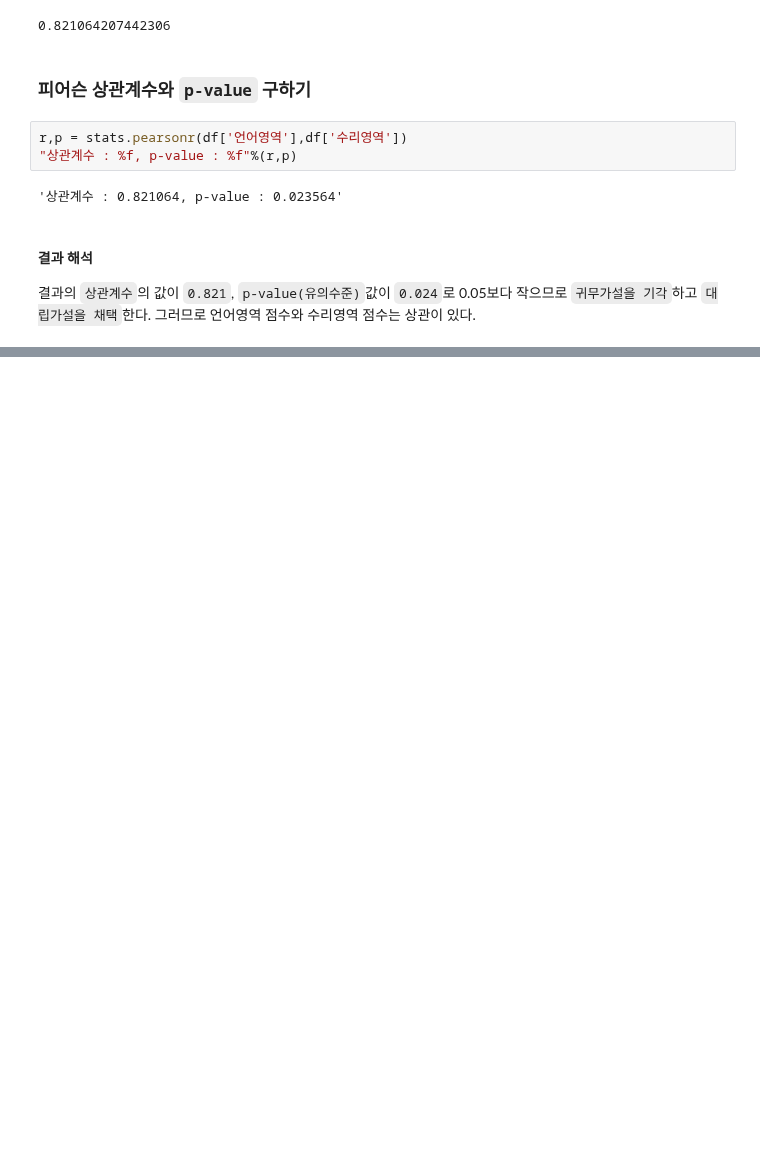
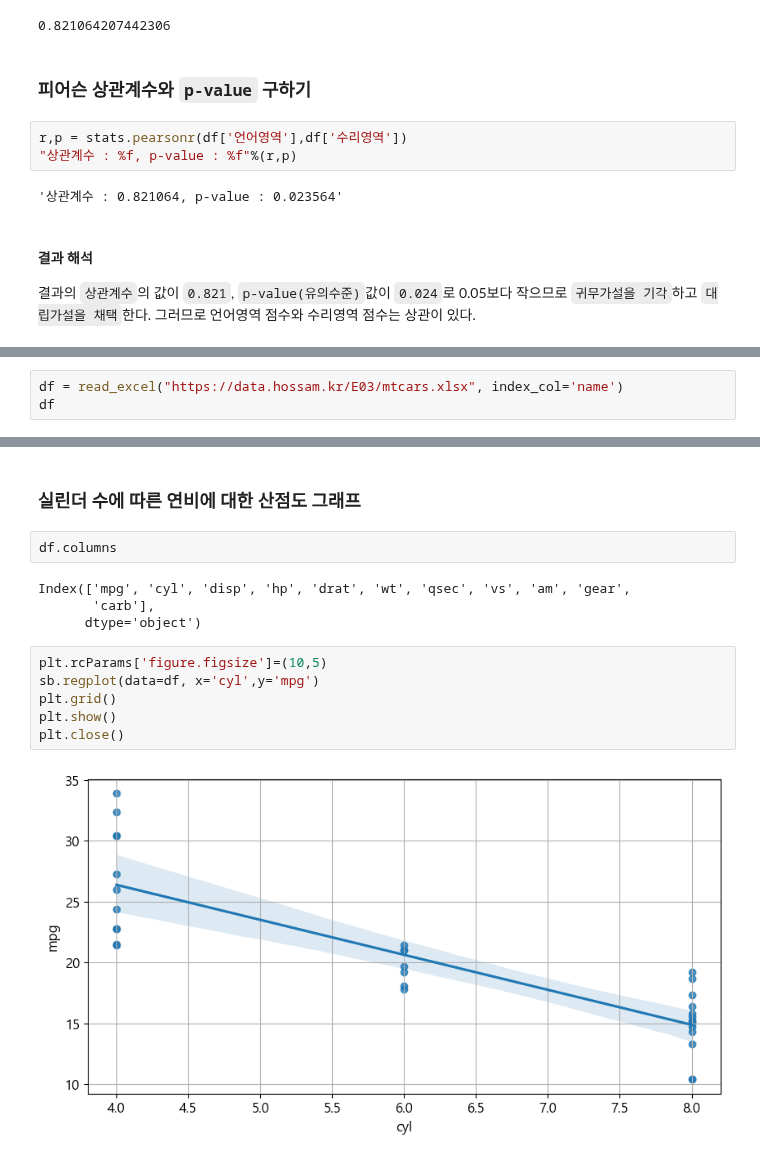
Before and after one commit to jaekim3220/jupyter, a Jupyter notebook: E. 확증적 데이터 분석(CDA)/03. 연관성 분석/02-상관분석.ipynb, the cells around one changed output, grey strips where cells are left out. Drawn from its saved outputs; the diff is of its cells as text; blank space fills up the shorter version.

```diff
--- a/E. 확증적 데이터 분석(CDA)/03. 연관성 분석/02-상관분석.ipynb
+++ b/E. 확증적 데이터 분석(CDA)/03. 연관성 분석/02-상관분석.ipynb
@@ -82,0 +156,3 @@ r,p = stats.pearsonr(df['언어영역'],df['수리영역'])
+# %%
+df = read_excel("https://data.hossam.kr/E03/mtcars.xlsx", index_col='name')
+df
@@ -82,0 +178,16 @@ r,p = stats.pearsonr(df['언어영역'],df['수리영역'])
+# %% [markdown]
+### 실린더 수에 따른 연비에 대한 산점도 그래프
+# %%
+df.columns
+# %% [output]
+Index(['mpg', 'cyl', 'disp', 'hp', 'drat', 'wt', 'qsec', 'vs', 'am', 'gear',
+       'carb'],
+      dtype='object')
+# %%
+plt.rcParams['figure.figsize']=(10,5)
+sb.regplot(data=df, x='cyl',y='mpg')
+plt.grid()
+plt.show()
+plt.close()
+# %% [output]
+[figure, added]
```
Also changed, not shown: parts of 21 cells of this notebook, 3 other files.
